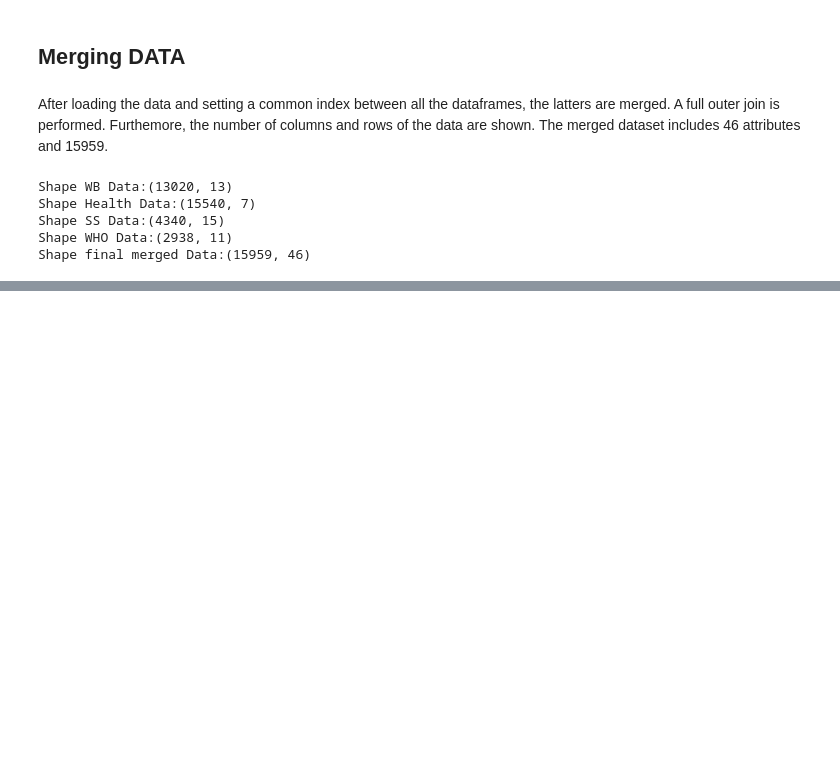
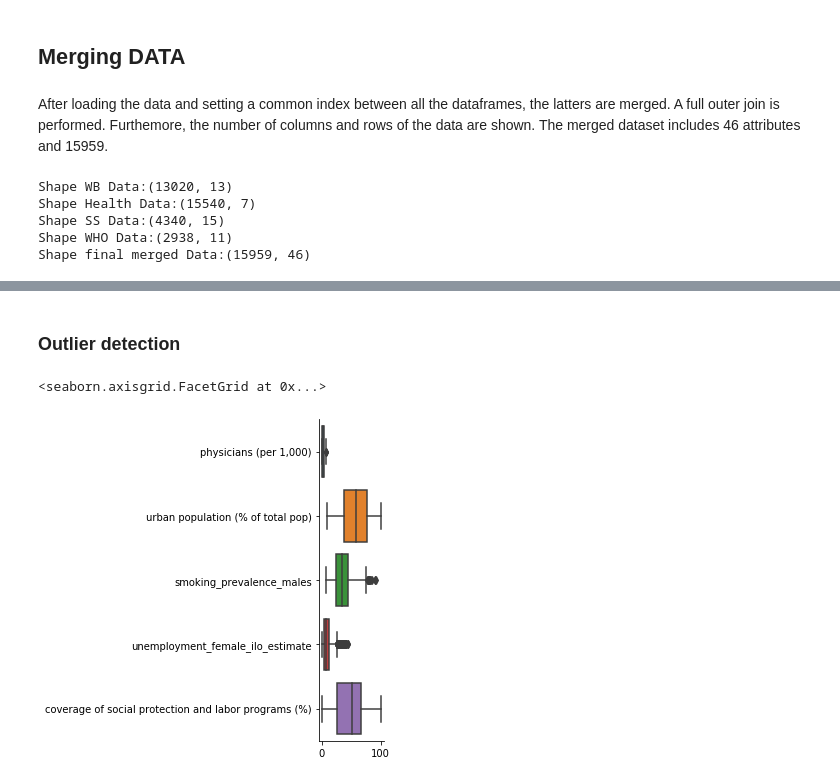
Before and after one commit to MarouaJaoua/DataStewardship1, a Jupyter notebook: data_merge.ipynb, the cells around one changed output, grey strips where cells are left out. Cells and saved outputs as stored; diff of their text form; code cells hidden in the pictures; blank space fills up the shorter version.

```diff
--- a/data_merge.ipynb
+++ b/data_merge.ipynb
@@ -216,0 +401,8 @@ countries names not included in list are:  ['Arab World' 'Bahamas, The' 'Bolivia
+# %% [markdown]
+### Outlier detection
+# %%
+sns.catplot(data=data_corrected.loc[:, data_corrected.columns != "life expectancy at birth"].sample(5, axis=1, random_state = 123),
+            orient="h", kind="box")
+# %% [output]
+<seaborn.axisgrid.FacetGrid at 0x...>
+[figure, added]
```
Also changed, not shown: parts of 39 cells of this notebook.
